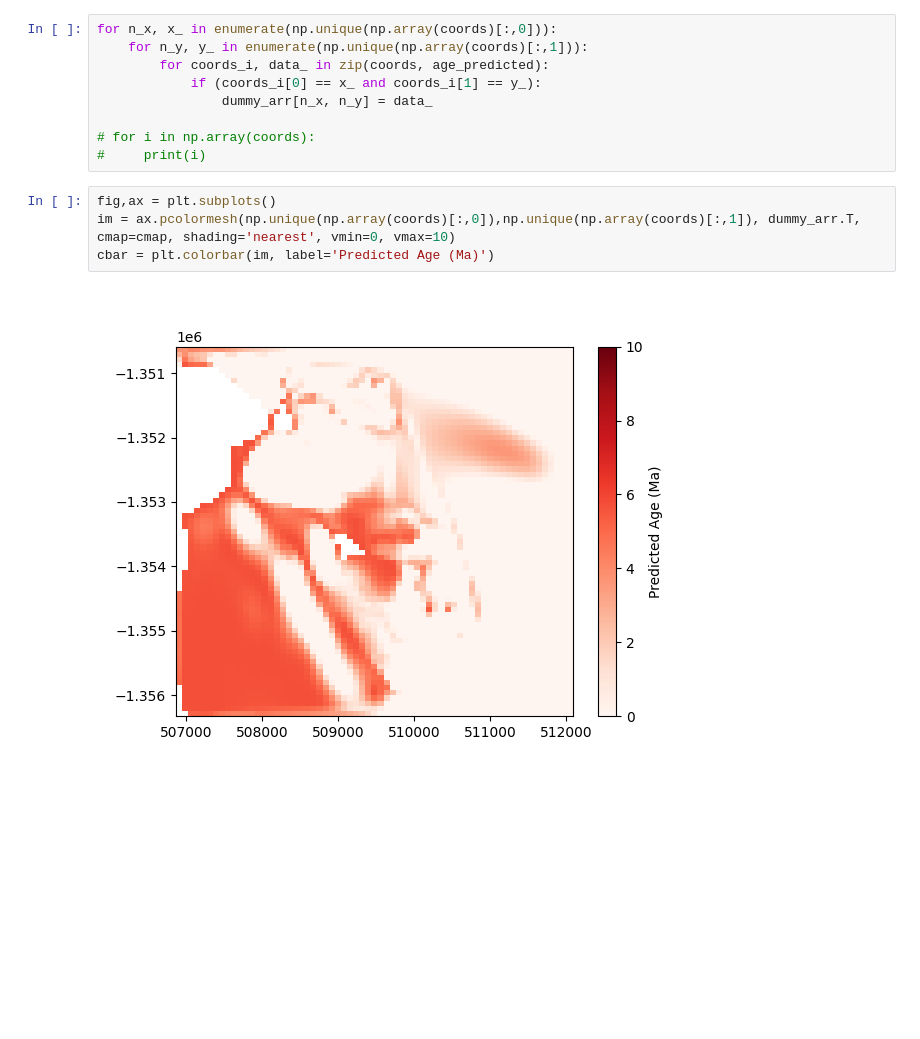
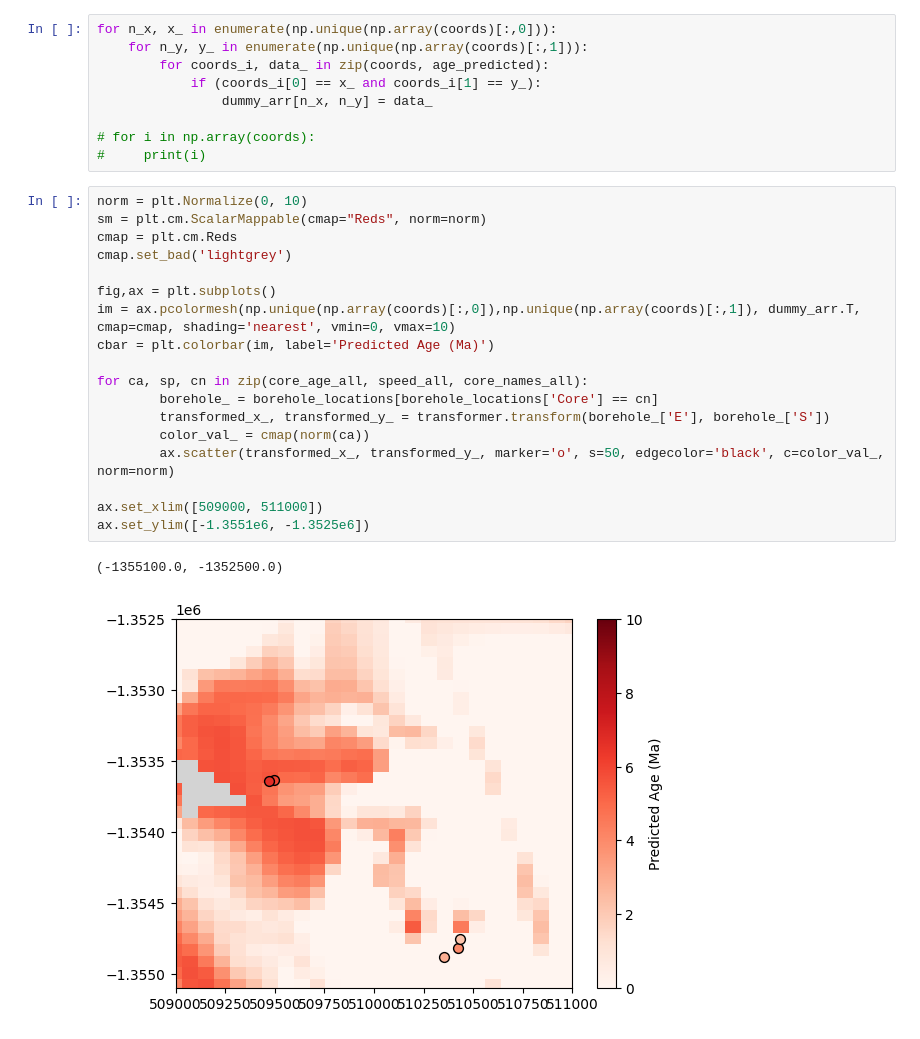
Before and after one commit to johnmorganmanos/AH_temp_paper, a Jupyter notebook: fig3_v3.ipynb, the cells around one changed output. Saved outputs shown, nothing was run; the diff lists cells and outputs as text; blank space fills up the shorter version.

```diff
--- a/fig3_v3.ipynb
+++ b/fig3_v3.ipynb
@@ -569,8 +569,23 @@ for n_x, x_ in enumerate(np.unique(np.array(coords)[:,0])):
 # for i in np.array(coords):
 #     print(i)
 # %%
+norm = plt.Normalize(0, 10)
+sm = plt.cm.ScalarMappable(cmap="Reds", norm=norm)
+cmap = plt.cm.Reds
+cmap.set_bad('lightgrey')
+
 fig,ax = plt.subplots()
 im = ax.pcolormesh(np.unique(np.array(coords)[:,0]),np.unique(np.array(coords)[:,1]), dummy_arr.T, cmap=cmap, shading='nearest', vmin=0, vmax=10)
 cbar = plt.colorbar(im, label='Predicted Age (Ma)')
+
+for ca, sp, cn in zip(core_age_all, speed_all, core_names_all):
+        borehole_ = borehole_locations[borehole_locations['Core'] == cn]
+        transformed_x_, transformed_y_ = transformer.transform(borehole_['E'], borehole_['S'])
+        color_val_ = cmap(norm(ca))
+        ax.scatter(transformed_x_, transformed_y_, marker='o', s=50, edgecolor='black', c=color_val_, norm=norm)
+
+ax.set_xlim([509000, 511000])
+ax.set_ylim([-1.3551e6, -1.3525e6])
 # %% [output]
+(-1355100.0, -1352500.0)
-[figure, old version]
+[figure, new version]
```
Also changed, not shown: parts of 23 cells of this notebook.
